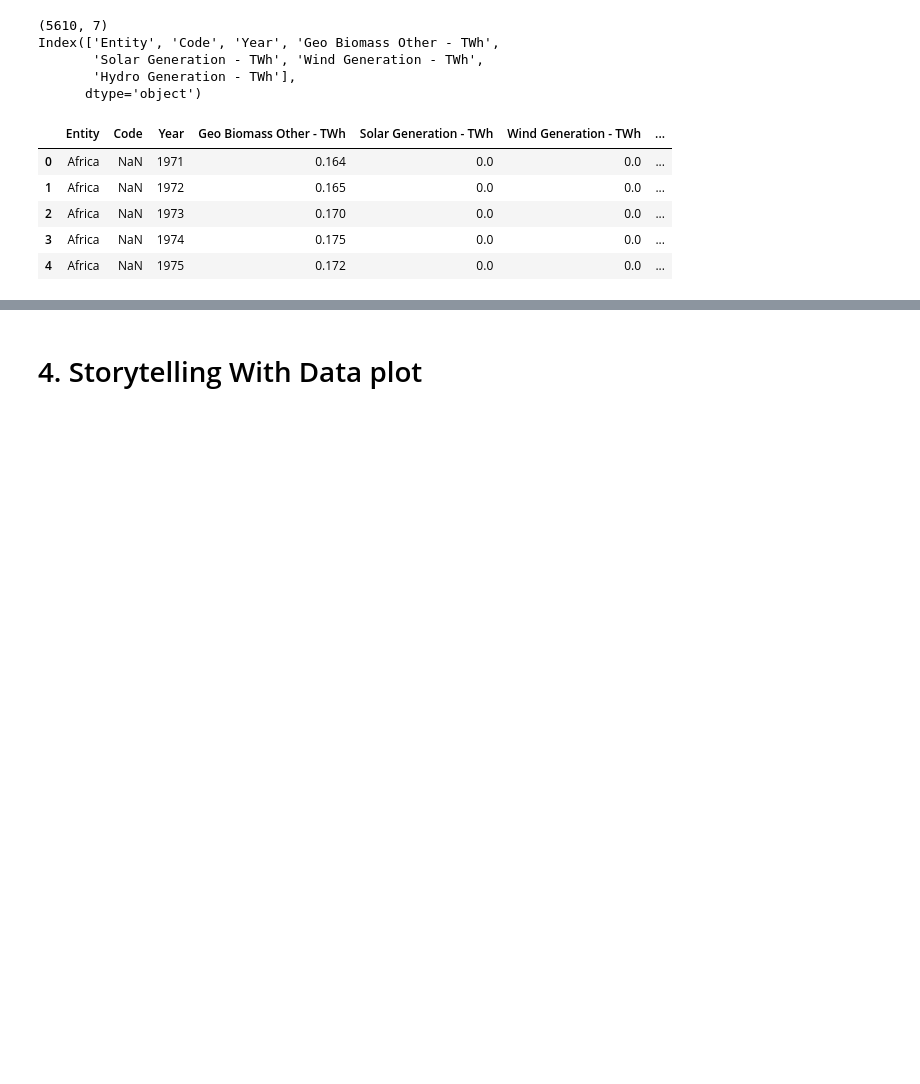
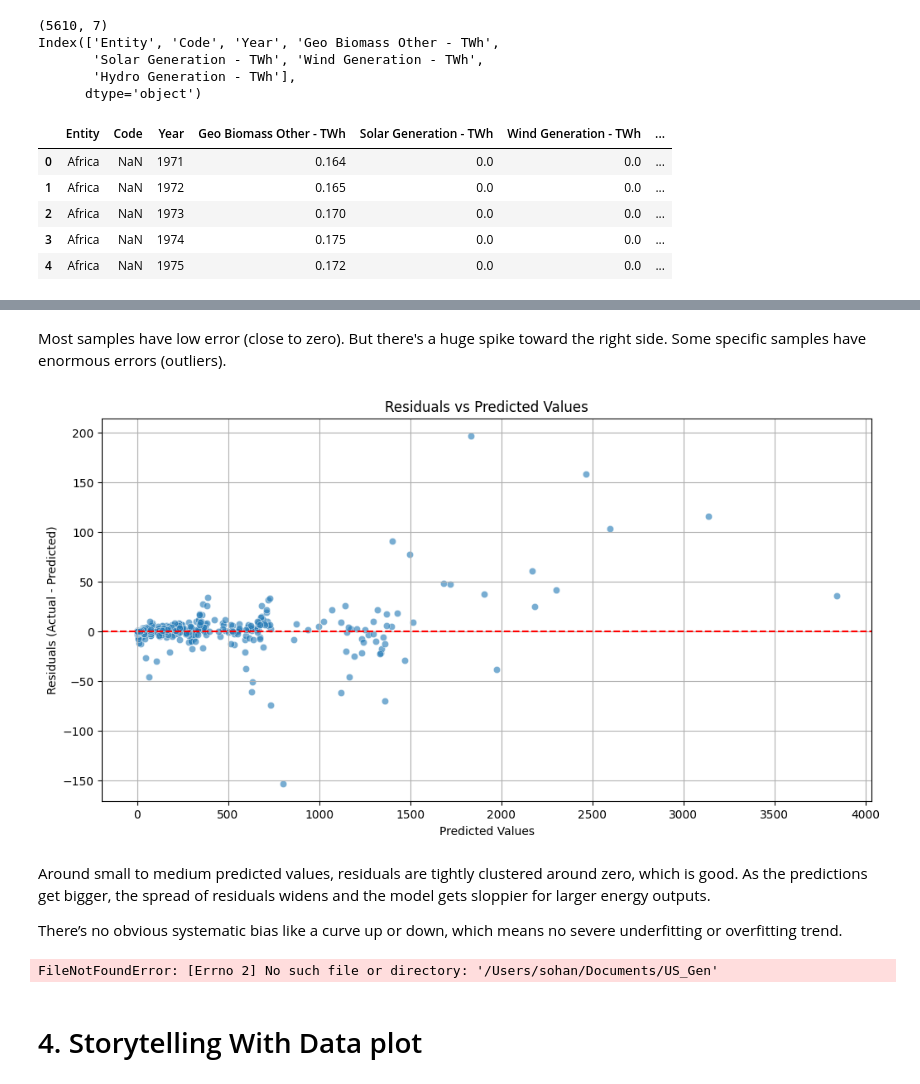
Before and after one commit to bu-sohan/AI-for-Leaders-Spring-2025, a Jupyter notebook: Week11.ipynb, the cells around one changed output, grey strips where cells are left out. Cells and saved outputs as stored; diff of their text form; code cells hidden in the pictures; blank space fills up the shorter version.

```diff
--- a/Week11.ipynb
+++ b/Week11.ipynb
@@ -292,3 +346,35 @@ KeyError: "None of [Index(['Entity', 'Year', 'Solar Generation - TWh', 'Wind Gen
+# %% [markdown]
+Most samples have low error (close to zero). But there's a huge spike toward the right side. Some specific samples have enormous errors (outliers).
+# %%
+# Calculate residuals
+residuals = y_test - y_pred
+
+# Plot residuals vs predicted values
+plt.figure(figsize=(12,6))
+sns.scatterplot(x=y_pred, y=residuals, alpha=0.6)
+plt.axhline(0, color='red', linestyle='--')
+plt.title('Residuals vs Predicted Values')
+plt.xlabel('Predicted Values')
+plt.ylabel('Residuals (Actual - Predicted)')
+plt.grid(True)
+plt.show()
+# %% [output]
+[figure, added]
+# %% [markdown]
+Around small to medium predicted values, residuals are tightly clustered around zero, which is good. As the predictions get bigger, the spread of residuals widens and the model gets sloppier for larger energy outputs.
+
+There’s no obvious systematic bias like a curve up or down, which means no severe underfitting or overfitting trend.
+# %%
+# This is the dataset for U.S. Energy Generation (2001–2022)
+
+us_energy = pd.read_excel("/Users/sohan/Documents/US_Gen")
+
+us_energy = us_energy.drop(columns=['Unnamed: 0'])
+
+# Check the basic information of the dataset
+print(us_energy.info())
+# %% [output]
+FileNotFoundError: [Errno 2] No such file or directory: '/Users/sohan/Documents/US_Gen'
 # %% [markdown]
 # 4. Storytelling With Data plot
 # %% [markdown]
```
Also changed, not shown: parts of 5 cells of this notebook.
